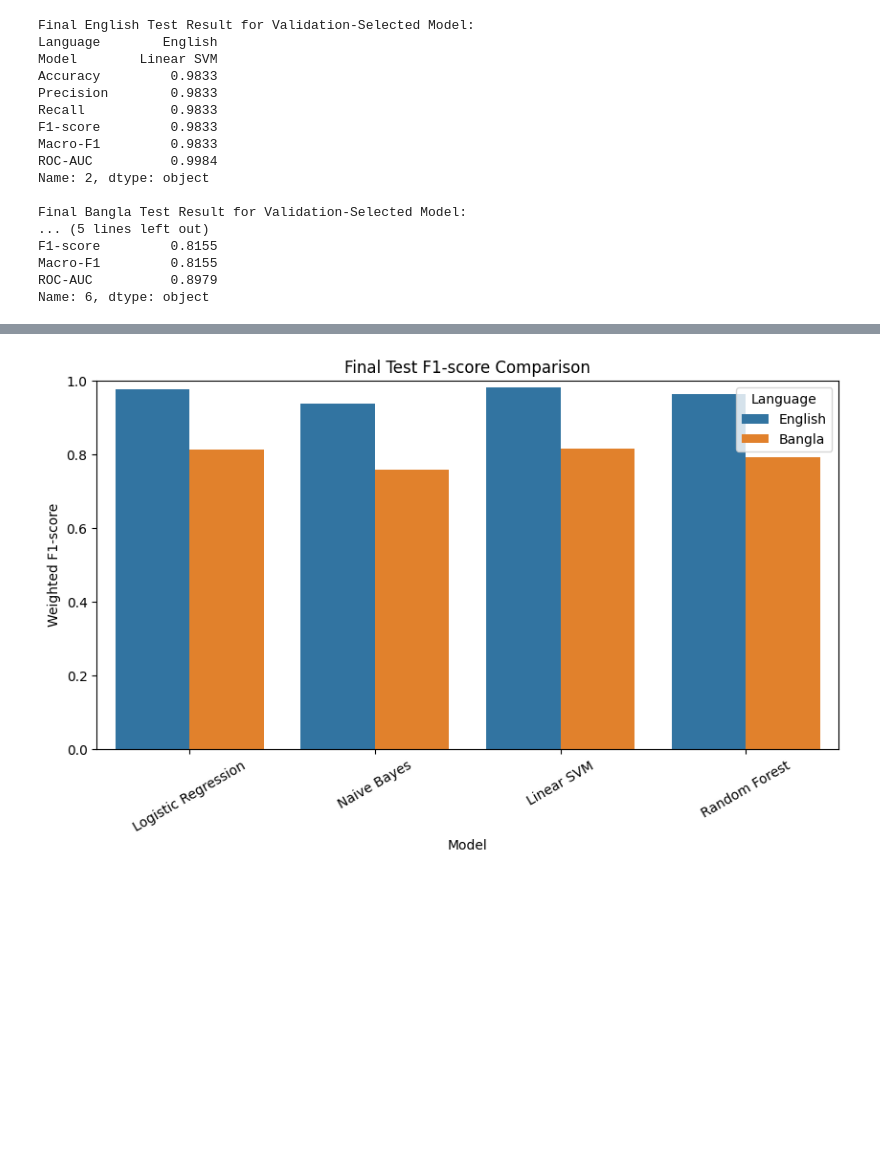
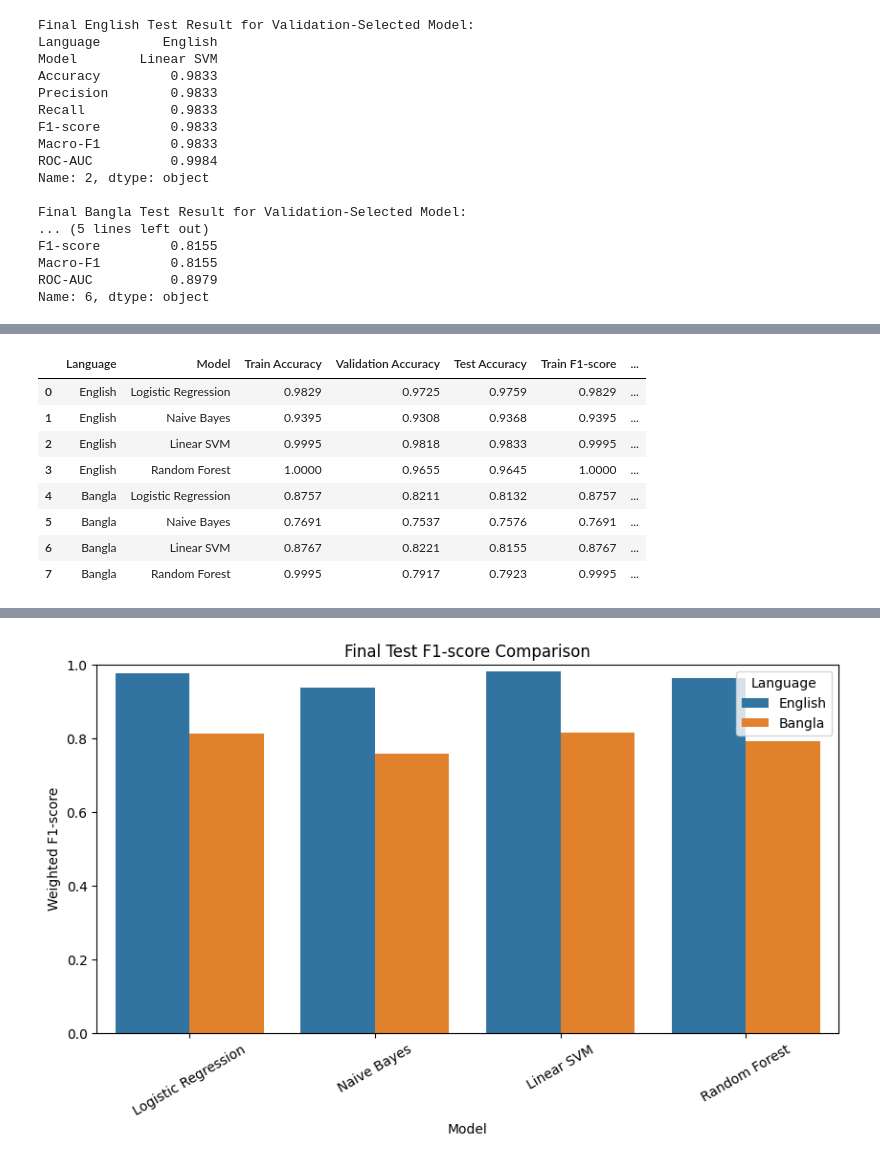
Before and after one commit to rahadul231/Fake-News-Detection-in-English-and-Bangla, a Jupyter notebook: fake-news-detection-in-english-and-bangla.ipynb, the cells around one changed output, grey strips where cells are left out. Cells and saved outputs as stored; diff of their text form; code cells hidden in the pictures; blank space fills up the shorter version.

Commit message:
Kaggle Notebook | Fake News Detection in English and Bangla | Version 5

```diff
--- a/fake-news-detection-in-english-and-bangla.ipynb
+++ b/fake-news-detection-in-english-and-bangla.ipynb
@@ -1280,0 +1287,98 @@ Name: 6, dtype: object
+# %%
+# Step 35A: Train-Validation-Test Performance Gap Analysis
+
+def compute_split_metrics(model, X_train, y_train, X_val, y_val, X_test, y_test, language, model_name):
+    """
+    Computes train, validation, and test metrics for generalization analysis.
+    This helps identify possible underfitting or overfitting.
+    """
+
+    y_train_pred = model.predict(X_train)
+    y_val_pred = model.predict(X_val)
+    y_test_pred = model.predict(X_test)
+
+    train_f1 = f1_score(y_train, y_train_pred, average="weighted", zero_division=0)
+    val_f1 = f1_score(y_val, y_val_pred, average="weighted", zero_division=0)
+    test_f1 = f1_score(y_test, y_test_pred, average="weighted", zero_division=0)
+
+    train_acc = accuracy_score(y_train, y_train_pred)
+    val_acc = accuracy_score(y_val, y_val_pred)
+    test_acc = accuracy_score(y_test, y_test_pred)
+
+    train_val_gap = train_f1 - val_f1
+    train_test_gap = train_f1 - test_f1
+    val_test_gap = val_f1 - test_f1
+
+    if train_f1 < 0.70 and val_f1 < 0.70 and test_f1 < 0.70:
+        diagnosis = "Possible high bias / underfitting"
+    elif train_test_gap > 0.05:
+        diagnosis = "Possible high variance / overfitting"
+    elif abs(val_test_gap) > 0.05:
+        diagnosis = "Possible validation-test distribution difference"
+    else:
+        diagnosis = "Good generalization"
+
+    return {
+        "Language": language,
+        "Model": model_name,
+        "Train Accuracy": train_acc,
+        "Validation Accuracy": val_acc,
+        "Test Accuracy": test_acc,
+        "Train F1-score": train_f1,
+        "Validation F1-score": val_f1,
+        "Test F1-score": test_f1,
+        "Train-Validation F1 Gap": train_val_gap,
+        "Train-Test F1 Gap": train_test_gap,
+        "Validation-Test F1 Gap": val_test_gap,
+        "Generalization Diagnosis": diagnosis
+    }
+
+
+bias_variance_results = []
+
+# English models
+for model_name, trained_model in english_trained_models.items():
+    bias_variance_results.append(
+        compute_split_metrics(
+            model=trained_model,
+            X_train=X_eng_train_tfidf,
+            y_train=y_eng_train,
+            X_val=X_eng_val_tfidf,
+            y_val=y_eng_val,
+            X_test=X_eng_test_tfidf,
+            y_test=y_eng_test,
+            language="English",
+            model_name=model_name
+        )
+    )
+
+# Bangla models
+for model_name, trained_model in bangla_trained_models.items():
+    bias_variance_results.append(
+        compute_split_metrics(
+            model=trained_model,
+            X_train=X_ban_train_tfidf,
+            y_train=y_ban_train,
+            X_val=X_ban_val_tfidf,
+            y_val=y_ban_val,
+            X_test=X_ban_test_tfidf,
+            y_test=y_ban_test,
+            language="Bangla",
+            model_name=model_name
+        )
+    )
+
+bias_variance_summary = pd.DataFrame(bias_variance_results)
+bias_variance_summary = bias_variance_summary.round(4)
+
+display(bias_variance_summary)
+# %% [output]
+|  | Language | Model | Train Accuracy | Validation Accuracy | Test Accuracy | Train F1-score | ... |
+| 0 | English | Logistic Regression | 0.9829 | 0.9725 | 0.9759 | 0.9829 | ... |
+| 1 | English | Naive Bayes | 0.9395 | 0.9308 | 0.9368 | 0.9395 | ... |
+| 2 | English | Linear SVM | 0.9995 | 0.9818 | 0.9833 | 0.9995 | ... |
+| 3 | English | Random Forest | 1.0000 | 0.9655 | 0.9645 | 1.0000 | ... |
+| 4 | Bangla | Logistic Regression | 0.8757 | 0.8211 | 0.8132 | 0.8757 | ... |
+| 5 | Bangla | Naive Bayes | 0.7691 | 0.7537 | 0.7576 | 0.7691 | ... |
+| 6 | Bangla | Linear SVM | 0.8767 | 0.8221 | 0.8155 | 0.8767 | ... |
+| 7 | Bangla | Random Forest | 0.9995 | 0.7917 | 0.7923 | 0.9995 | ... |
```
Also changed, not shown: parts of 5 cells of this notebook.
